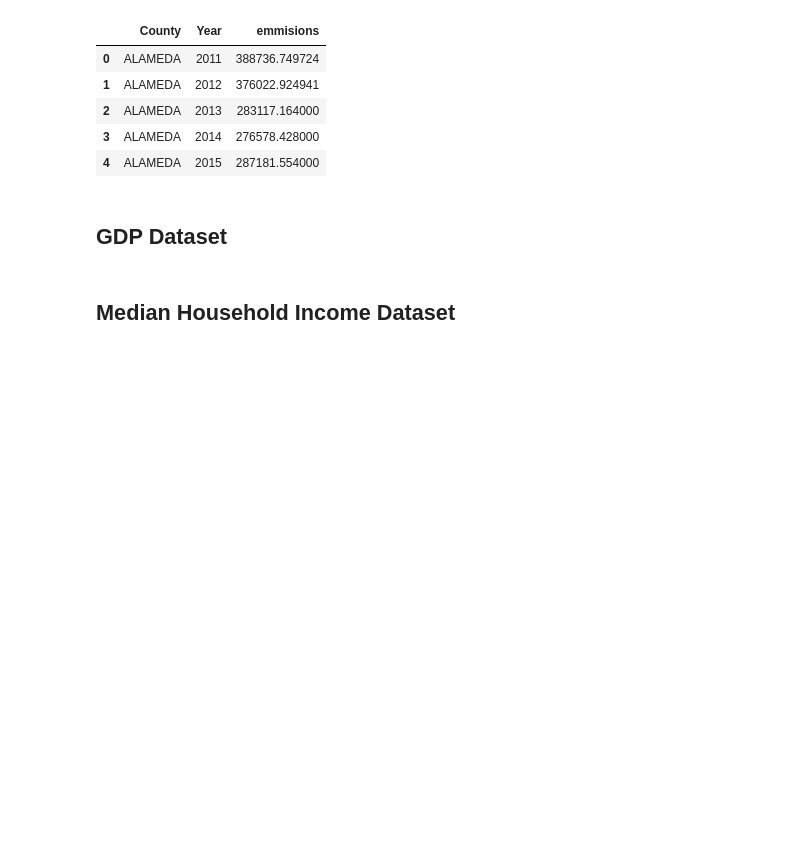
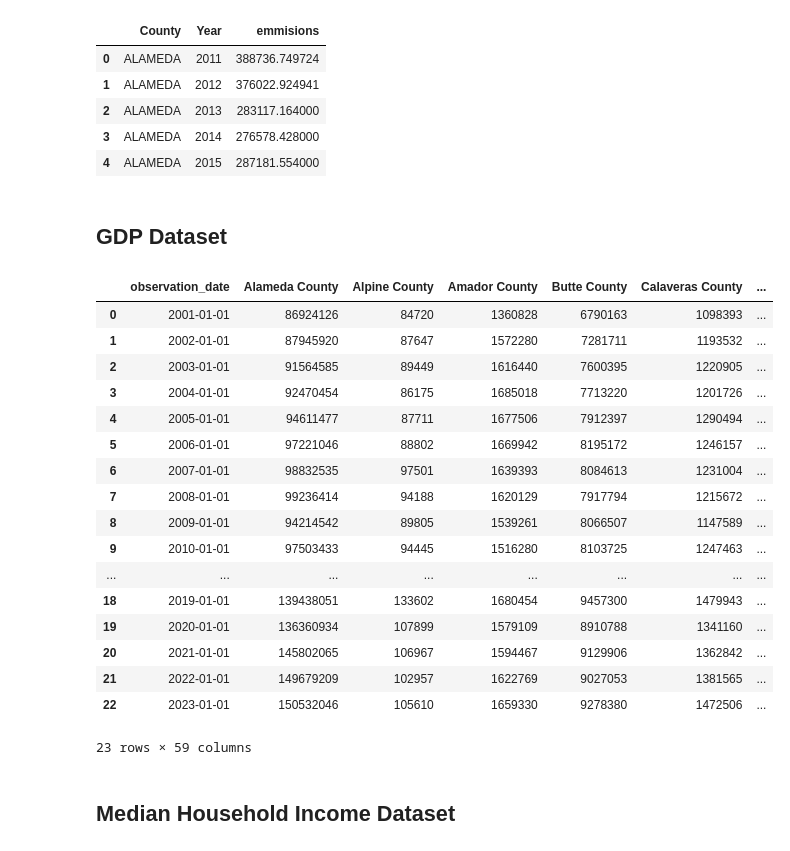
Before and after one commit to richardlaoo/Group131_DS_Analysis, a Jupyter notebook: DataCheckpoint_Group131_SP25.ipynb, the cells around one changed output. Drawn from its saved outputs; the diff is of its cells as text; code cells hidden in the pictures; blank space fills up the shorter version.

Commit message:
Fixed formatting for read_csv

```diff
--- a/DataCheckpoint_Group131_SP25.ipynb
+++ b/DataCheckpoint_Group131_SP25.ipynb
@@ -294,19 +294,38 @@ Ge_df.head()
 ## GDP Dataset
 # %%
 #load gdp dataset, convert columns to county fip code
-realgdp_ca = pd.read_csv('gdp-by-county-ca2.csv')
+realgdp_ca = pd.read_csv('./Datasets/GDP & Income Data/gdp-by-county-ca2.csv')
 realgdp_ca.columns = [int(col.replace('REALGDPALL', '')) if col.startswith('REALGDPALL') else col for col in realgdp_ca.columns]
 
 #load list of fip codes, replace fip codes in gdp dataset with county names
 fips_df = pd.read_csv('https://raw.githubusercontent.com/kjhealy/fips-codes/master/state_and_county_fips_master.csv')
 fips_ca = fips_df[fips_df['state'] == 'CA']
 fips_county = dict(zip(fips_ca['fips'], fips_ca['name']))
 realgdp_ca.rename(columns=fips_county, inplace=True)
 
 #units (Thousands of Chained 2017 USD, Not Seasonally Adjusted)
 realgdp_ca.attrs['units'] = 'Thousands of Chained 2017 USD'
 
 realgdp_ca
+# %% [output]
+|  | observation_date | Alameda County | Alpine County | Amador County | Butte County | Calaveras County | ... |
+| 0 | 2001-01-01 | 86924126 | 84720 | 1360828 | 6790163 | 1098393 | ... |
+| 1 | 2002-01-01 | 87945920 | 87647 | 1572280 | 7281711 | 1193532 | ... |
+| 2 | 2003-01-01 | 91564585 | 89449 | 1616440 | 7600395 | 1220905 | ... |
+| 3 | 2004-01-01 | 92470454 | 86175 | 1685018 | 7713220 | 1201726 | ... |
+| 4 | 2005-01-01 | 94611477 | 87711 | 1677506 | 7912397 | 1290494 | ... |
+| 5 | 2006-01-01 | 97221046 | 88802 | 1669942 | 8195172 | 1246157 | ... |
+| 6 | 2007-01-01 | 98832535 | 97501 | 1639393 | 8084613 | 1231004 | ... |
+| 7 | 2008-01-01 | 99236414 | 94188 | 1620129 | 7917794 | 1215672 | ... |
+| 8 | 2009-01-01 | 94214542 | 89805 | 1539261 | 8066507 | 1147589 | ... |
+| 9 | 2010-01-01 | 97503433 | 94445 | 1516280 | 8103725 | 1247463 | ... |
+| ... | ... | ... | ... | ... | ... | ... | ... |
+| 18 | 2019-01-01 | 139438051 | 133602 | 1680454 | 9457300 | 1479943 | ... |
+| 19 | 2020-01-01 | 136360934 | 107899 | 1579109 | 8910788 | 1341160 | ... |
+| 20 | 2021-01-01 | 145802065 | 106967 | 1594467 | 9129906 | 1362842 | ... |
+| 21 | 2022-01-01 | 149679209 | 102957 | 1622769 | 9027053 | 1381565 | ... |
+| 22 | 2023-01-01 | 150532046 | 105610 | 1659330 | 9278380 | 1472506 | ... |
+23 rows × 59 columns
 # %% [markdown]
 ## Median Household Income Dataset
 # %%
```
Also changed, not shown: parts of 1 cell of this notebook.
